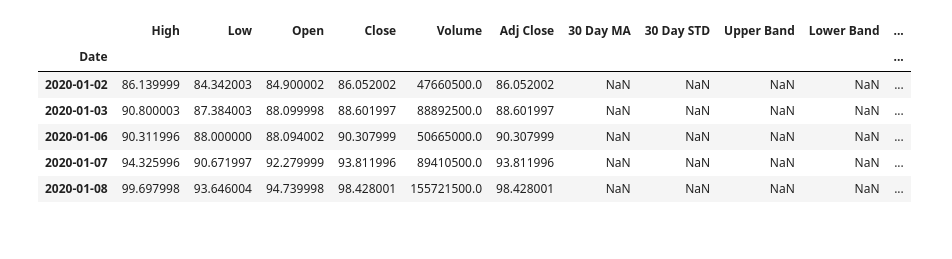
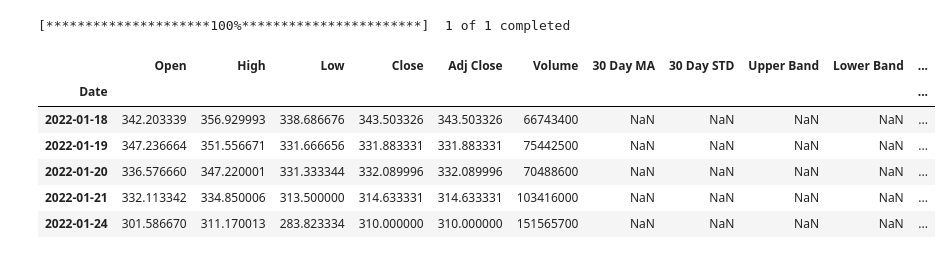
Before and after one commit to Negi97Mohit/LSTM-XGBoost-Random_Forest-TSLA, a Jupyter notebook: RandomForest.ipynb, the cells around one changed output. Drawn from its saved outputs; the diff is of its cells as text; code cells hidden in the pictures.

```diff
--- a/RandomForest.ipynb
+++ b/RandomForest.ipynb
@@ -24,22 +27,23 @@ import numpy as np
 import tqdm
 # %%
-start=datetime(2020,1,1)
-end=datetime.now()
-tsla=DataReader('TSLA','yahoo',start,end)
+start="2022-01-17"
+end="2023-01-17"
+tsla=pdr.get_data_yahoo('TSLA',start,end)
 tsla['30 Day MA'] = tsla['Adj Close'].rolling(window=20).mean()
 tsla['30 Day STD'] = tsla['Adj Close'].rolling(window=20).std()
 tsla['Upper Band'] =tsla['30 Day MA'] + (tsla['30 Day STD'] * 2)
 tsla['Lower Band'] =tsla['30 Day MA'] - (tsla['30 Day STD'] * 2)
 tsla['daily return']=tsla['Adj Close'].pct_change()
 tsla.head()
 # %% [output]
+[*********************100%***********************]  1 of 1 completed
-|  | High | Low | Open | Close | Volume | Adj Close | 30 Day MA | 30 Day STD | Upper Band | Lower Band | ... |
+|  | Open | High | Low | Close | Adj Close | Volume | 30 Day MA | 30 Day STD | Upper Band | Lower Band | ... |
 | Date |  |  |  |  |  |  |  |  |  |  | ... |
-| 2020-01-02 | 86.139999 | 84.342003 | 84.900002 | 86.052002 | 47660500.0 | 86.052002 | NaN | NaN | NaN | NaN | ... |
-| 2020-01-03 | 90.800003 | 87.384003 | 88.099998 | 88.601997 | 88892500.0 | 88.601997 | NaN | NaN | NaN | NaN | ... |
-| 2020-01-06 | 90.311996 | 88.000000 | 88.094002 | 90.307999 | 50665000.0 | 90.307999 | NaN | NaN | NaN | NaN | ... |
-| 2020-01-07 | 94.325996 | 90.671997 | 92.279999 | 93.811996 | 89410500.0 | 93.811996 | NaN | NaN | NaN | NaN | ... |
-| 2020-01-08 | 99.697998 | 93.646004 | 94.739998 | 98.428001 | 155721500.0 | 98.428001 | NaN | NaN | NaN | NaN | ... |
+| 2022-01-18 | 342.203339 | 356.929993 | 338.686676 | 343.503326 | 343.503326 | 66743400 | NaN | NaN | NaN | NaN | ... |
+| 2022-01-19 | 347.236664 | 351.556671 | 331.666656 | 331.883331 | 331.883331 | 75442500 | NaN | NaN | NaN | NaN | ... |
+| 2022-01-20 | 336.576660 | 347.220001 | 331.333344 | 332.089996 | 332.089996 | 70488600 | NaN | NaN | NaN | NaN | ... |
+| 2022-01-21 | 332.113342 | 334.850006 | 313.500000 | 314.633331 | 314.633331 | 103416000 | NaN | NaN | NaN | NaN | ... |
+| 2022-01-24 | 301.586670 | 311.170013 | 283.823334 | 310.000000 | 310.000000 | 151565700 | NaN | NaN | NaN | NaN | ... |
 # %%
 def relative_strength_idx(tsla, n=14):
     close = tsla['Close']
```
Also changed, not shown: parts of 13 cells of this notebook.
